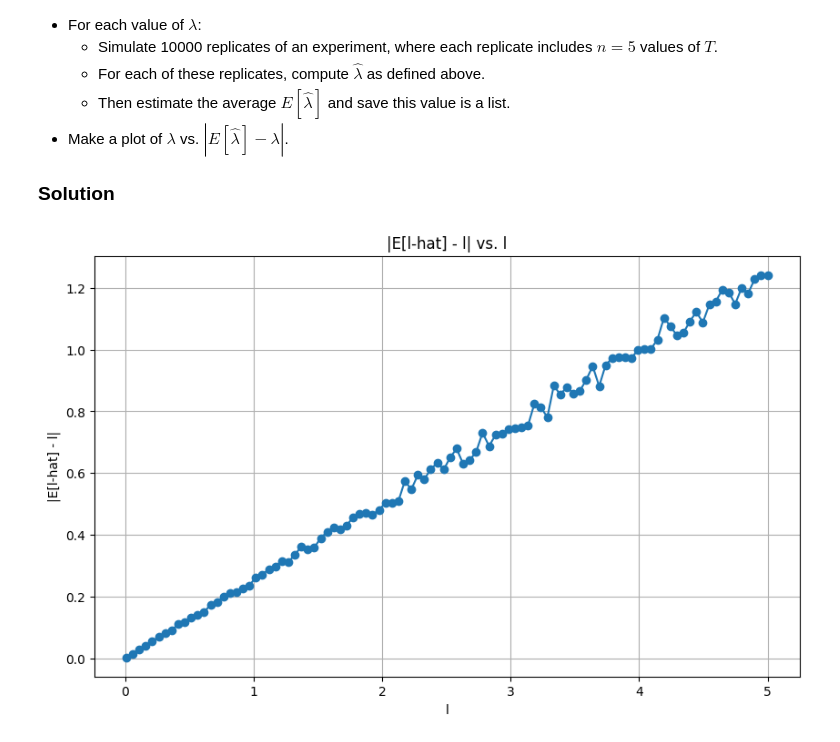
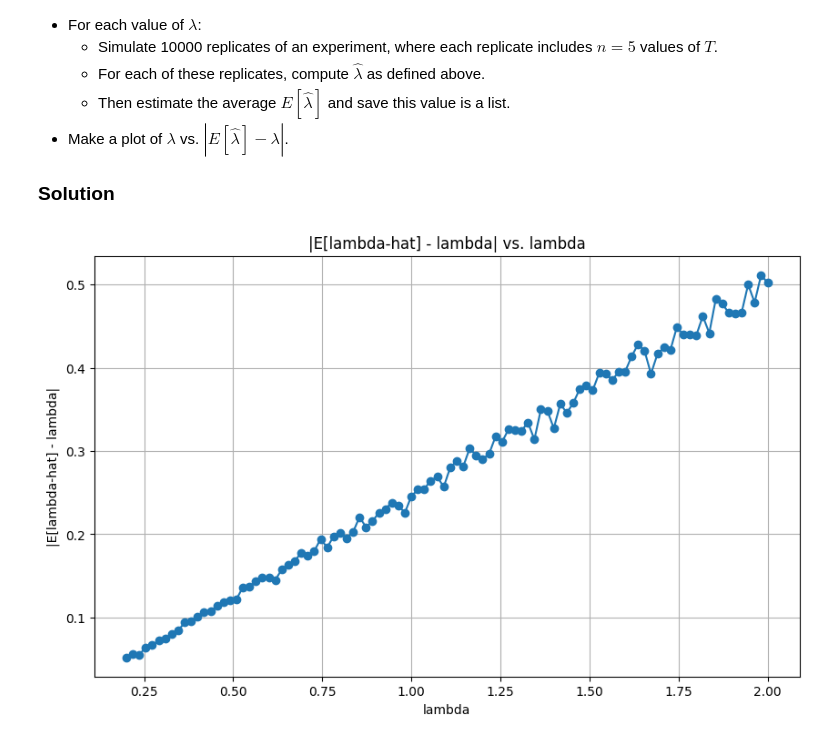
Before and after one commit to alexcraig043/math-50, a Jupyter notebook: homeworks/hw4.ipynb, the cells around one changed output. Cells and saved outputs as stored; diff of their text form; code cells hidden in the pictures.

```diff
--- a/homeworks/hw4.ipynb
+++ b/homeworks/hw4.ipynb
@@ -127,37 +127,37 @@ import matplotlib.pyplot as plt
 num_lambdas = 100
 
 # Number of replicates per lambda
 num_replicates = 10000
 
+# Create a list of 100 lambda values
+lambdas = np.linspace(0.2, 2, num_lambdas)
+
 # Number of T values per replicate
 n = 5
-
-# Create a list of 100 lambda values
-lambdas = np.linspace(0.01, 5, num_lambdas)
 
 # Initialize a list to store the average estimated lambdas
 average_estimated_lambdas = []
 
 for l in lambdas:
     # Simulate 10000 replicates of n values of T
     T_values = np.random.exponential(scale=1/l, size=(num_replicates, n))
 
     # Compute lambda hat for each replicate
     lambda_hats = n / np.sum(T_values, axis=1)
 
     # Compute the average of lambda hat and store in the list
     average_estimated_lambdas.append(np.mean(lambda_hats))
 
 # Calculate absolute differences
 differences = np.abs(np.array(average_estimated_lambdas) - lambdas)
 
 # Plotting
 plt.figure(figsize=(10,6))
 plt.plot(lambdas, differences, '-o')
-plt.title('|E[l-hat] - l| vs. l')
-plt.xlabel('l')
-plt.ylabel('|E[l-hat] - l|')
+plt.title('|E[lambda-hat] - lambda| vs. lambda')
+plt.xlabel('lambda')
+plt.ylabel('|E[lambda-hat] - lambda|')
 plt.grid(True)
 plt.show()
 # %% [output]
-[figure, old version]
+[figure, new version]
```
Also changed, not shown: parts of 12 cells of this notebook, 2 other files.
